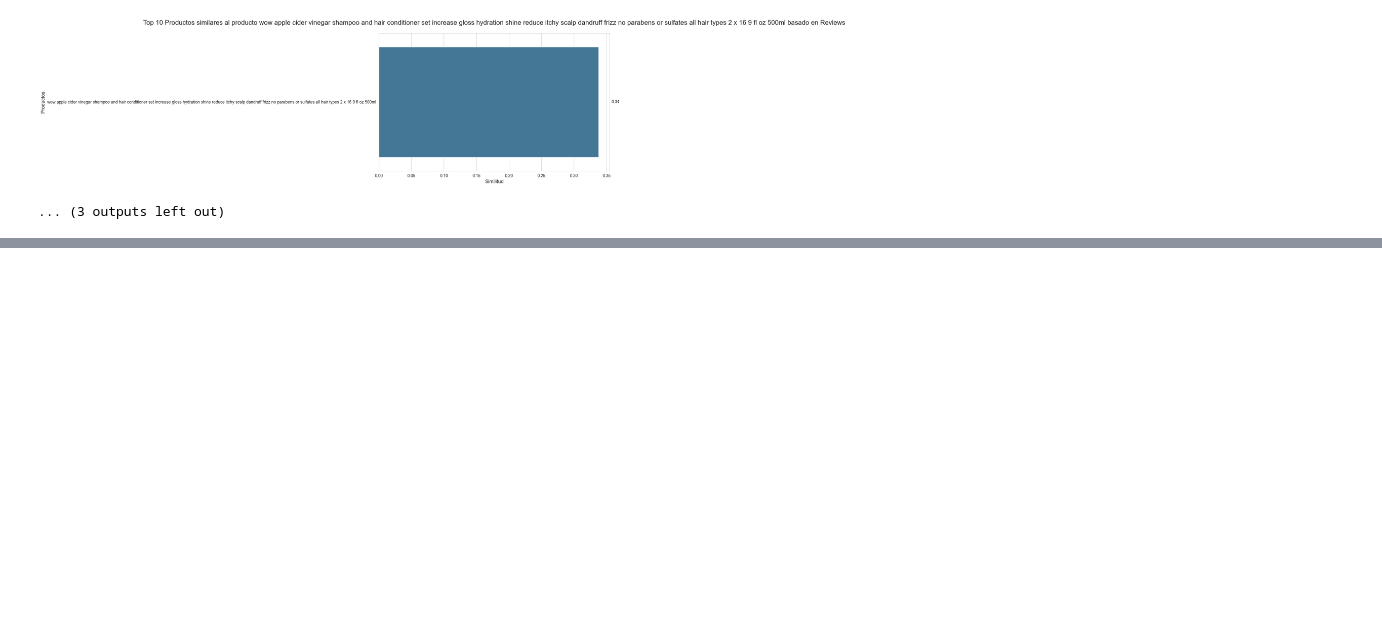
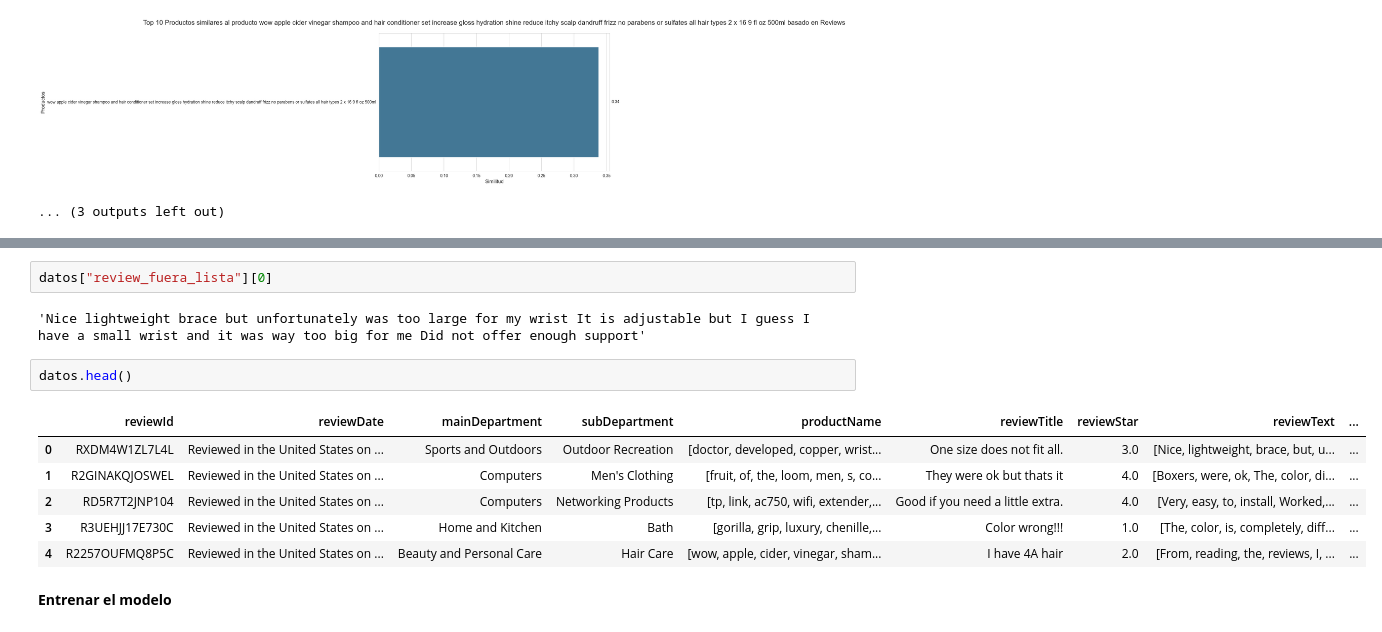
Before and after one commit to jgilsu11/laboratorio-modulo9-leccion3-recomendacion-PNL, a Jupyter notebook: modulo09-leccion06-nlp-LAB.ipynb, the cells around one changed output, grey strips where cells are left out. Saved outputs shown, nothing was run; the diff lists cells and outputs as text; blank space fills up the shorter version.

```diff
--- a/modulo09-leccion06-nlp-LAB.ipynb
+++ b/modulo09-leccion06-nlp-LAB.ipynb
@@ -411,0 +467,15 @@ for producto in conjunto_prueba:
+# %%
+datos["review_fuera_lista"][0]
+# %% [output]
+'Nice lightweight brace but unfortunately was too large for my wrist It is adjustable but I guess I have a small wrist and it was way too big for me Did not offer enough support'
+# %%
+datos.head()
+# %% [output]
+|  | reviewId | reviewDate | mainDepartment | subDepartment | productName | reviewTitle | reviewStar | reviewText | ... |
+| 0 | RXDM4W1ZL7L4L | Reviewed in the United States on ... | Sports and Outdoors | Outdoor Recreation | [doctor, developed, copper, wrist... | One size does not fit all. | 3.0 | [Nice, lightweight, brace, but, u... | ... |
+| 1 | R2GINAKQJOSWEL | Reviewed in the United States on ... | Computers | Men's Clothing | [fruit, of, the, loom, men, s, co... | They were ok but thats it | 4.0 | [Boxers, were, ok, The, color, di... | ... |
+| 2 | RD5R7T2JNP104 | Reviewed in the United States on ... | Computers | Networking Products | [tp, link, ac750, wifi, extender,... | Good if you need a little extra. | 4.0 | [Very, easy, to, install, Worked,... | ... |
+| 3 | R3UEHJJ17E730C | Reviewed in the United States on ... | Home and Kitchen | Bath | [gorilla, grip, luxury, chenille,... | Color wrong!!! | 1.0 | [The, color, is, completely, diff... | ... |
+| 4 | R2257OUFMQ8P5C | Reviewed in the United States on ... | Beauty and Personal Care | Hair Care | [wow, apple, cider, vinegar, sham... | I have 4A hair | 2.0 | [From, reading, the, reviews, I, ... | ... |
+# %% [markdown]
+**Entrenar el modelo**
```
Also changed, not shown: parts of 16 cells of this notebook, 1 other file.
